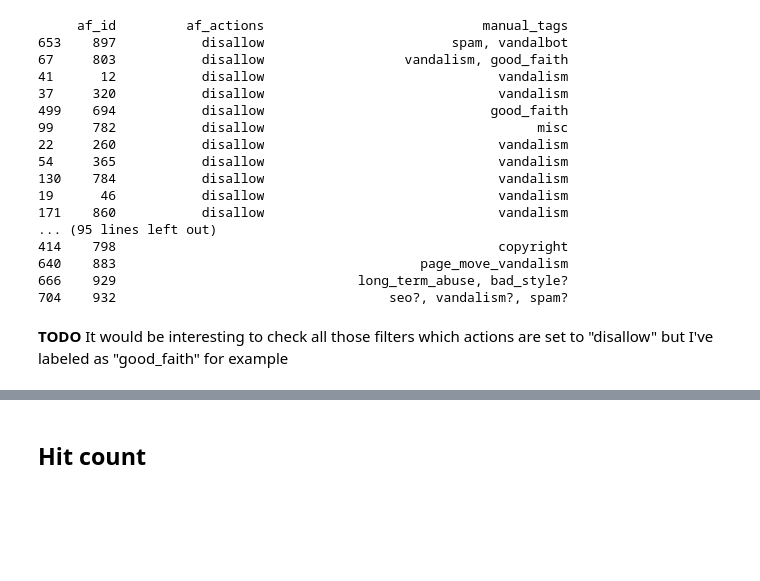
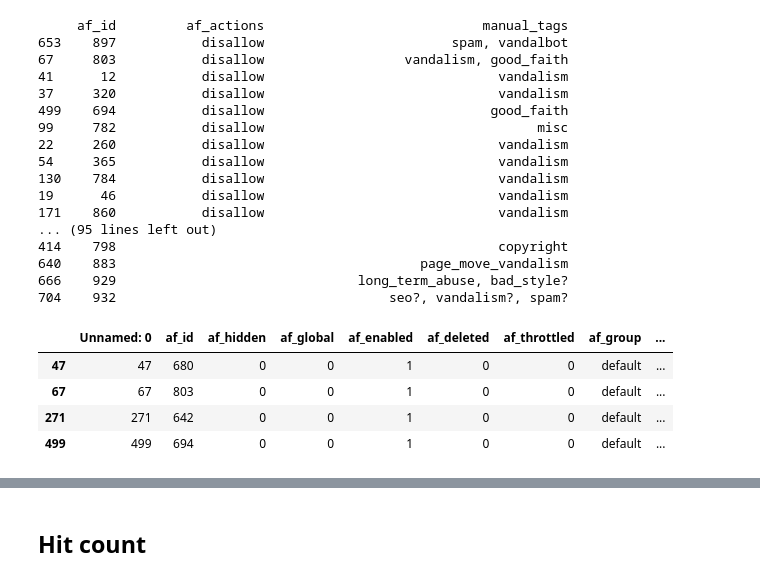
Before and after one commit to lusy/wikifilters, a Jupyter notebook: src/explore.ipynb, the cells around one changed output, grey strips where cells are left out. Saved outputs shown, nothing was run; the diff lists cells and outputs as text; code cells hidden in the pictures; blank space fills up the shorter version.

```diff
--- a/src/explore.ipynb
+++ b/src/explore.ipynb
@@ -232,5 +254,12 @@ with pd.option_context('display.max_rows', None, 'display.max_columns', None):
 640    883                                       page_move_vandalism
 666    929                               long_term_abuse, bad_style?
 704    932                                   seo?, vandalism?, spam?
-# %% [markdown]
-**TODO** It would be interesting to check all those filters which actions are set to "disallow" but I've labeled as "good_faith" for example
+# %%
+#TODO: all ids of active public filters set to disallow and labeled 'good_faith'
+active_public[active_public['af_actions'].fillna('').str.contains('disallow') & active_public['manual_tags'].fillna('').str.contains('good_faith')]
+# %% [output]
+|  | Unnamed: 0 | af_id | af_hidden | af_global | af_enabled | af_deleted | af_throttled | af_group | ... |
+| 47 | 47 | 680 | 0 | 0 | 1 | 0 | 0 | default | ... |
+| 67 | 67 | 803 | 0 | 0 | 1 | 0 | 0 | default | ... |
+| 271 | 271 | 642 | 0 | 0 | 1 | 0 | 0 | default | ... |
+| 499 | 499 | 694 | 0 | 0 | 1 | 0 | 0 | default | ... |
```
Also changed, not shown: parts of 3 cells of this notebook.
